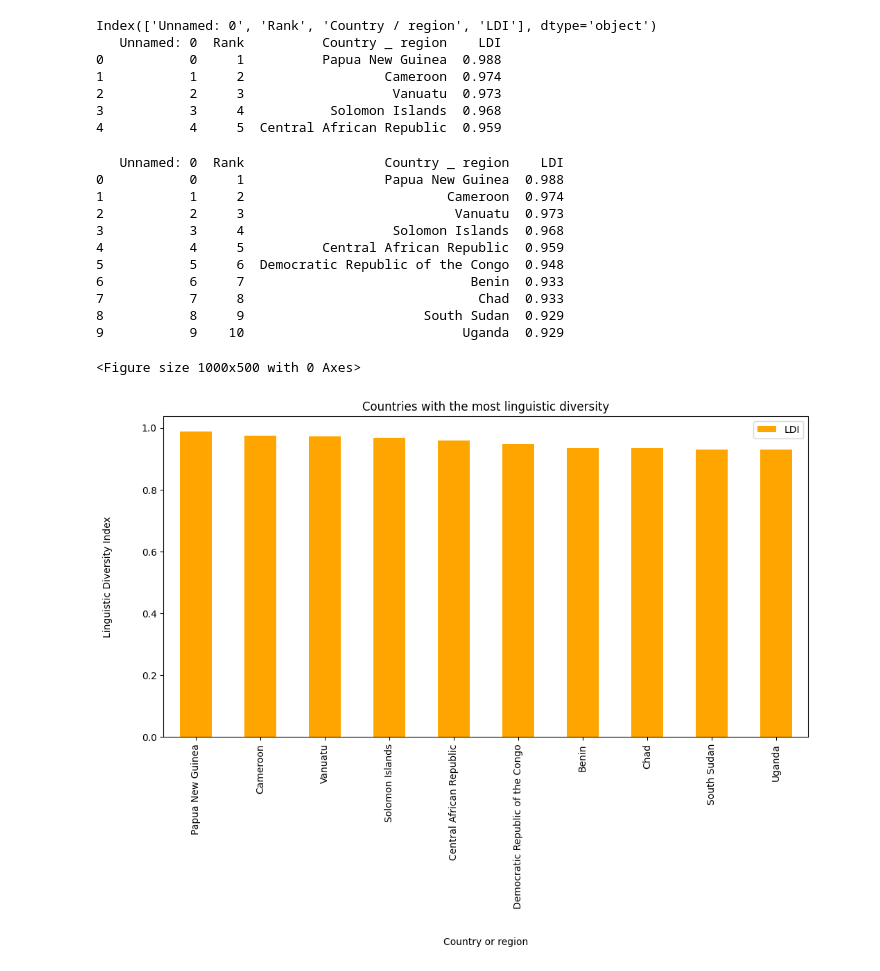
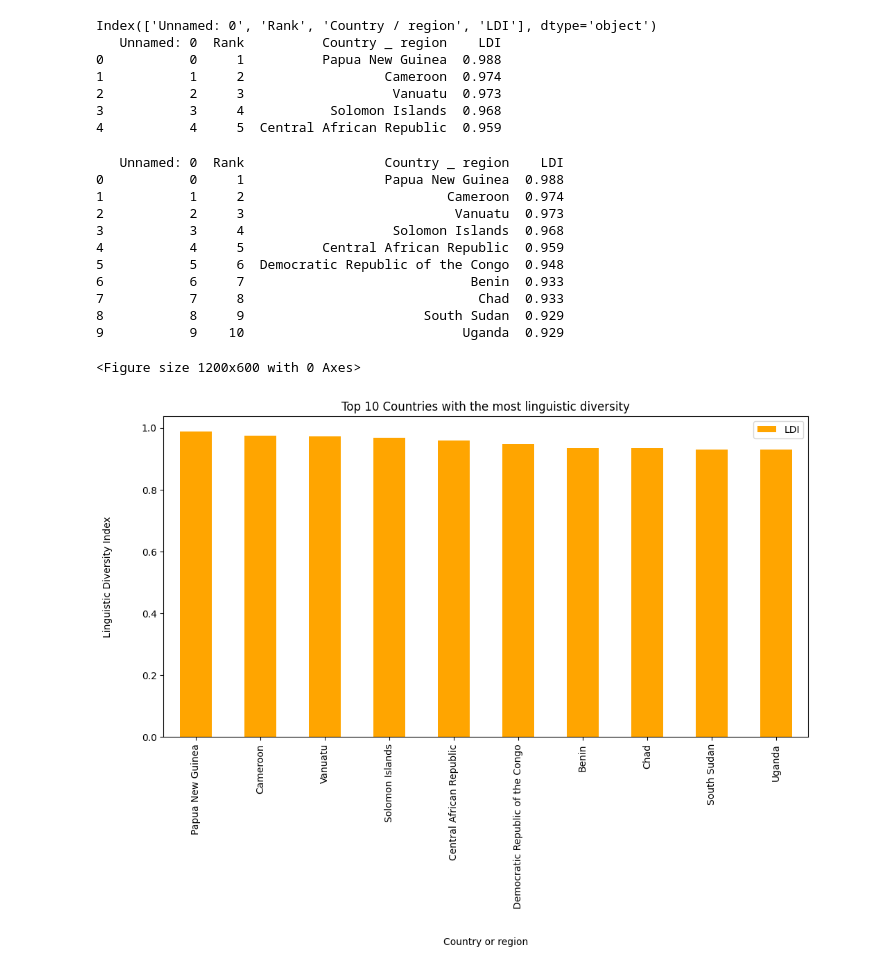
Before and after one commit to tonay11/practice_project_feb_2025, a Jupyter notebook: project_t2/linguistic_diversity_t2.ipynb, the cells around one changed output. Cells and saved outputs as stored; diff of their text form; code cells hidden in the pictures.

```diff
--- a/project_t2/linguistic_diversity_t2.ipynb
+++ b/project_t2/linguistic_diversity_t2.ipynb
@@ -272,37 +271,37 @@ df = pd.read_csv('updated_Linguistic_diversity_index.csv')
 
 # Sort the DataFrame by 'LDI' in descending order and get the top 10 rows
 top_10 = df.sort_values("LDI", ascending=False).head(10)
 
 print (top_10)
 
 # Create the bar graph
-plt.figure(figsize=(10, 5))
+plt.figure(figsize=(12, 6))
 top_10.plot(kind='bar', x='Country _ region', y="LDI", figsize=(12, 6), color='orange')
 
 # Title and axis labels
-plt.title('Countries with the most linguistic diversity')
+plt.title('Top 10 Countries with the most linguistic diversity')
 plt.xlabel('Country or region', labelpad=30)
 plt.ylabel('Linguistic Diversity Index', labelpad=30)
 
 # Rotate the x-axis labels 90 degrees so labels don't overlap
 plt.xticks(rotation=90)
 
 # Display the graph
 plt.show()
 # %% [output]
    Unnamed: 0  Rank                  Country _ region    LDI
 0           0     1                  Papua New Guinea  0.988
 1           1     2                          Cameroon  0.974
 2           2     3                           Vanuatu  0.973
 3           3     4                   Solomon Islands  0.968
 4           4     5          Central African Republic  0.959
 5           5     6  Democratic Republic of the Congo  0.948
 6           6     7                             Benin  0.933
 7           7     8                              Chad  0.933
 8           8     9                       South Sudan  0.929
 9           9    10                            Uganda  0.929
-<Figure size 1000x500 with 0 Axes>
+<Figure size 1200x600 with 0 Axes>
-[figure, old version]
+[figure, new version]
 # %%
 import pandas as pd
 import matplotlib.pyplot as plt
```
Also changed, not shown: parts of 8 cells of this notebook, 17 other files.
